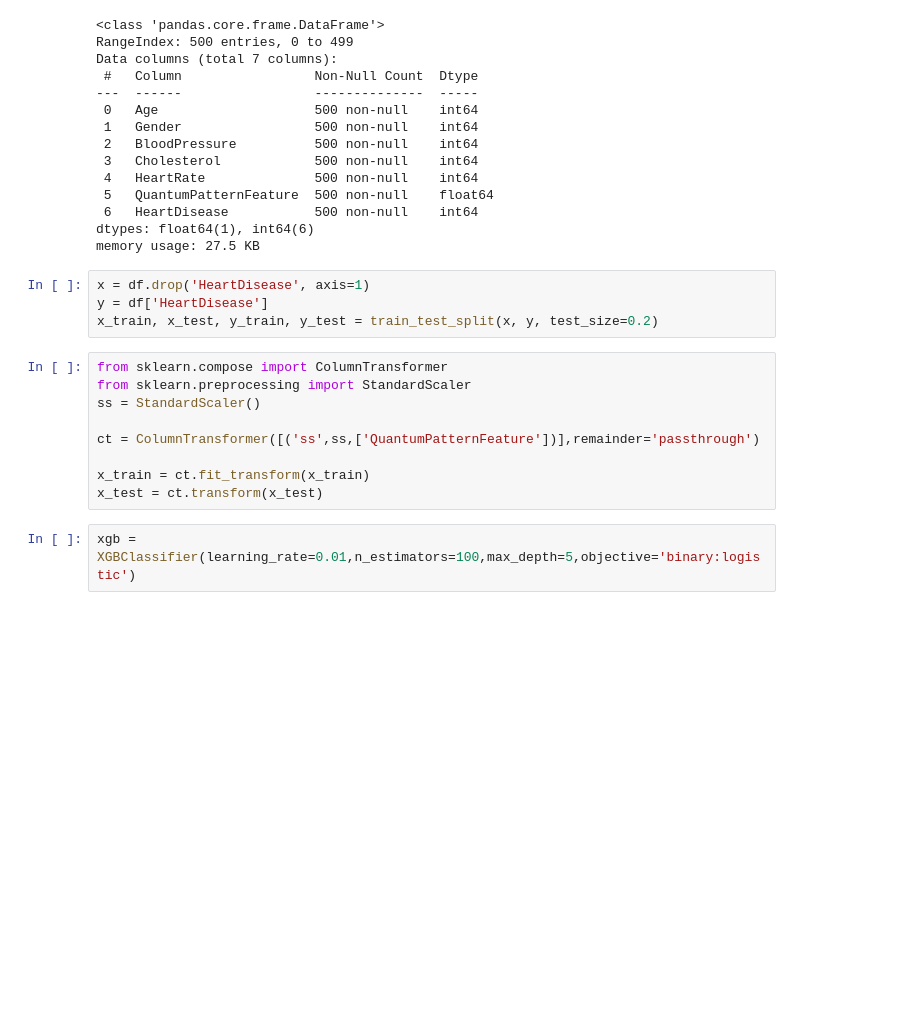
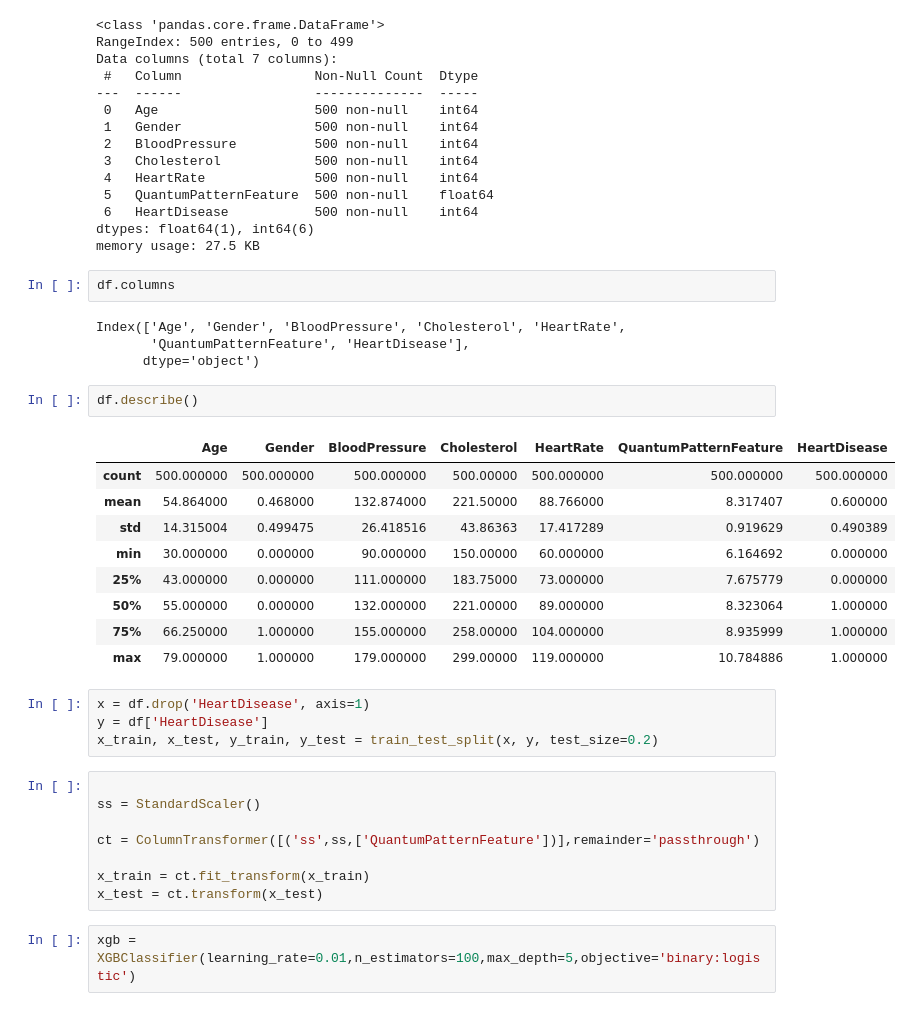
Before and after one commit to KUMAR-AYUSH1/HeartDisease-prediction-, a Jupyter notebook: teat1.ipynb, the cells around one changed output. Saved outputs shown, nothing was run; the diff lists cells and outputs as text; blank space fills up the shorter version.

```diff
--- a/teat1.ipynb
+++ b/teat1.ipynb
@@ -37,13 +42,30 @@ Data columns (total 7 columns):
  6   HeartDisease           500 non-null    int64
 dtypes: float64(1), int64(6)
 memory usage: 27.5 KB
+# %%
+df.columns
+# %% [output]
+Index(['Age', 'Gender', 'BloodPressure', 'Cholesterol', 'HeartRate',
+       'QuantumPatternFeature', 'HeartDisease'],
+      dtype='object')
+# %%
+df.describe()
+# %% [output]
+|  | Age | Gender | BloodPressure | Cholesterol | HeartRate | QuantumPatternFeature | HeartDisease |
+| count | 500.000000 | 500.000000 | 500.000000 | 500.00000 | 500.000000 | 500.000000 | 500.000000 |
+| mean | 54.864000 | 0.468000 | 132.874000 | 221.50000 | 88.766000 | 8.317407 | 0.600000 |
+| std | 14.315004 | 0.499475 | 26.418516 | 43.86363 | 17.417289 | 0.919629 | 0.490389 |
+| min | 30.000000 | 0.000000 | 90.000000 | 150.00000 | 60.000000 | 6.164692 | 0.000000 |
+| 25% | 43.000000 | 0.000000 | 111.000000 | 183.75000 | 73.000000 | 7.675779 | 0.000000 |
+| 50% | 55.000000 | 0.000000 | 132.000000 | 221.00000 | 89.000000 | 8.323064 | 1.000000 |
+| 75% | 66.250000 | 1.000000 | 155.000000 | 258.00000 | 104.000000 | 8.935999 | 1.000000 |
+| max | 79.000000 | 1.000000 | 179.000000 | 299.00000 | 119.000000 | 10.784886 | 1.000000 |
 # %%
 x = df.drop('HeartDisease', axis=1)
 y = df['HeartDisease']
 x_train, x_test, y_train, y_test = train_test_split(x, y, test_size=0.2)
 # %%
-from sklearn.compose import ColumnTransformer
-from sklearn.preprocessing import StandardScaler
+
 ss = StandardScaler()
 
 ct = ColumnTransformer([('ss',ss,['QuantumPatternFeature'])],remainder='passthrough')
```
Also changed, not shown: parts of 10 cells of this notebook, 8 other files.
